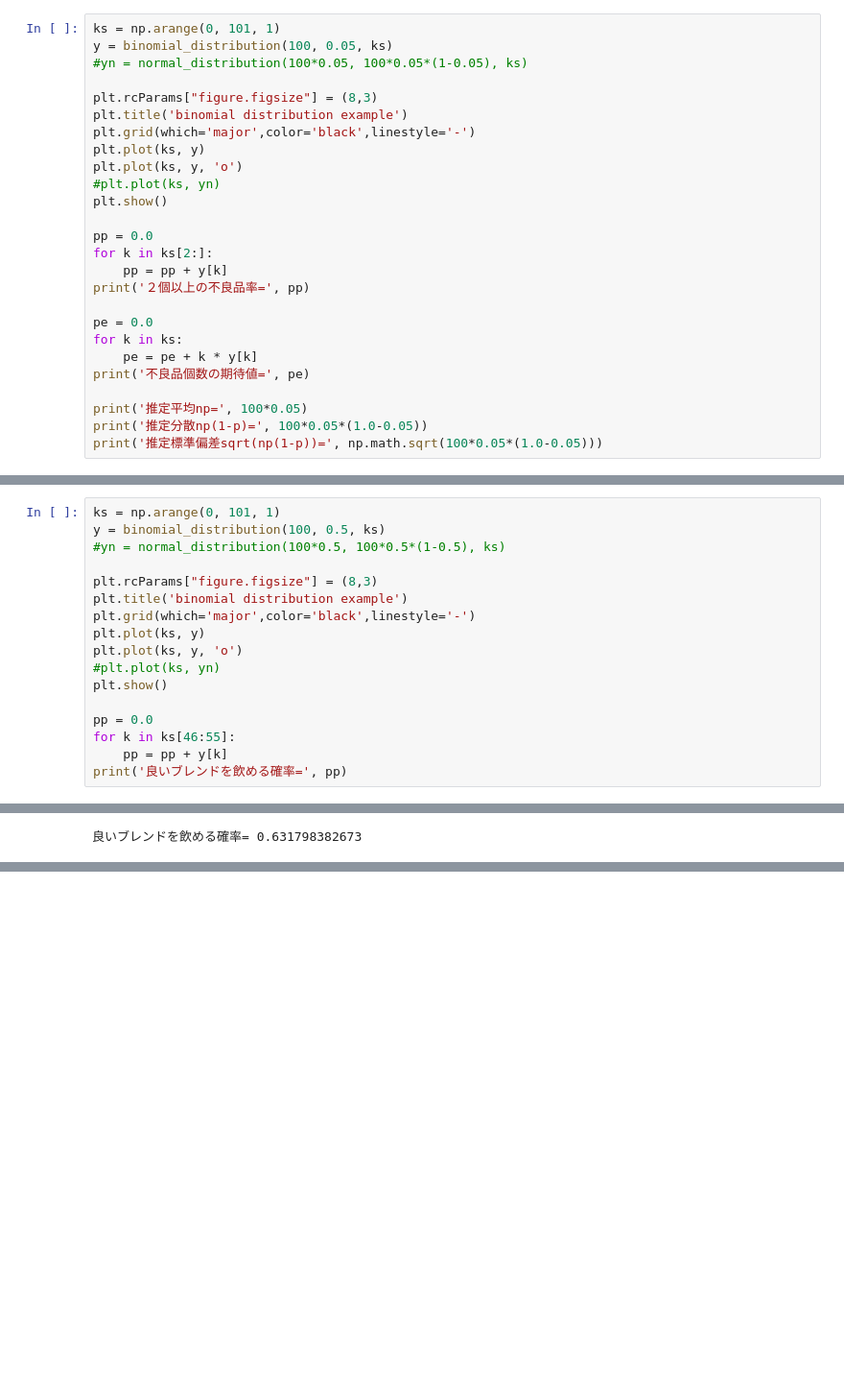
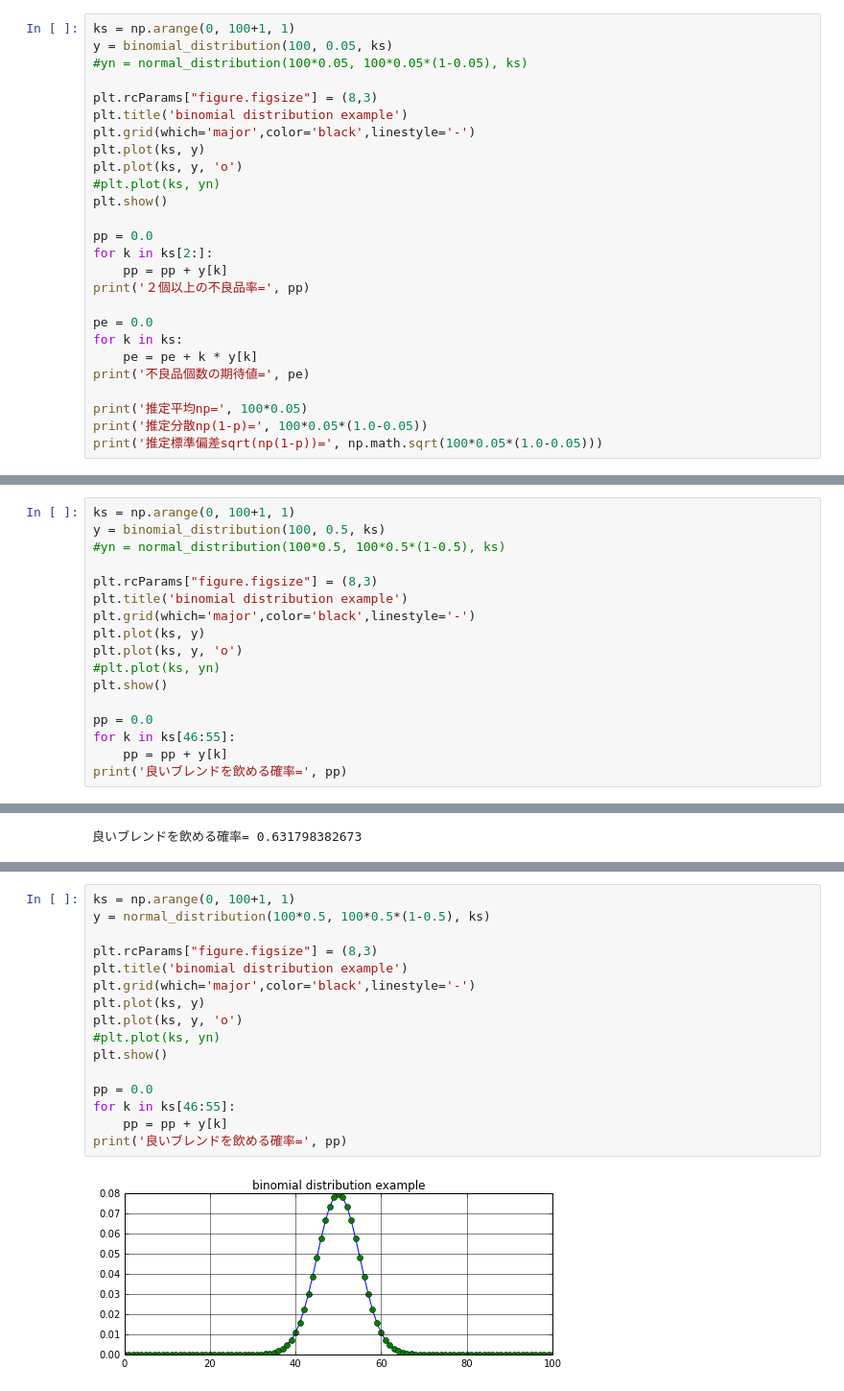
Before and after one commit to koki-ogura/probability_basis, a Jupyter notebook: probability_distributions.ipynb, the cells around one changed output, grey strips where cells are left out. Shown: that part at 96% size. Drawn from its saved outputs; the diff is of its cells as text; blank space fills up the shorter version.

```diff
--- a/probability_distributions.ipynb
+++ b/probability_distributions.ipynb
@@ -197,7 +208,7 @@ plt.show()
 そのグラフを描いてみよう！
 そして答えを求めてみよう！
 # %%
-ks = np.arange(0, 101, 1)
+ks = np.arange(0, 100+1, 1)
 y = binomial_distribution(100, 0.05, ks)
 #yn = normal_distribution(100*0.05, 100*0.05*(1-0.05), ks)
 
@@ -242,7 +253,7 @@ print('推定標準偏差sqrt(np(1-p))=', np.math.sqrt(100*0.05*(1.0-0.05)))
 そのグラフを描いてみよう！
 そして答えを求めてみよう！
 # %%
-ks = np.arange(0, 101, 1)
+ks = np.arange(0, 100+1, 1)
 y = binomial_distribution(100, 0.5, ks)
 #yn = normal_distribution(100*0.5, 100*0.5*(1-0.5), ks)
 
@@ -263,0 +288,18 @@ print('良いブレンドを飲める確率=', pp)
+# %%
+ks = np.arange(0, 100+1, 1)
+y = normal_distribution(100*0.5, 100*0.5*(1-0.5), ks)
+
+plt.rcParams["figure.figsize"] = (8,3)
+plt.title('binomial distribution example')
+plt.grid(which='major',color='black',linestyle='-')
+plt.plot(ks, y)
+plt.plot(ks, y, 'o')
+#plt.plot(ks, yn)
+plt.show()
+
+pp = 0.0
+for k in ks[46:55]:
+    pp = pp + y[k]
+print('良いブレンドを飲める確率=', pp)
+# %% [output]
+[figure, added]
```
Also changed, not shown: parts of 5 cells of this notebook.
